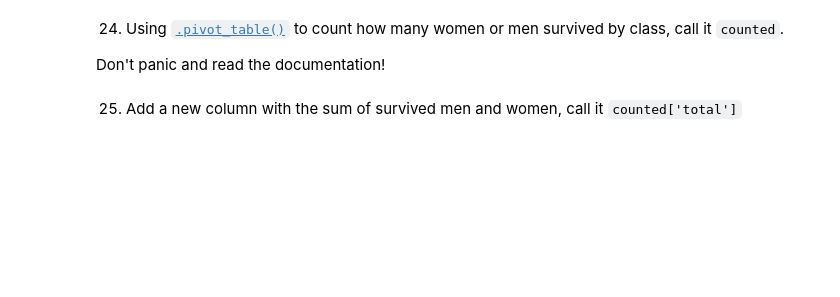
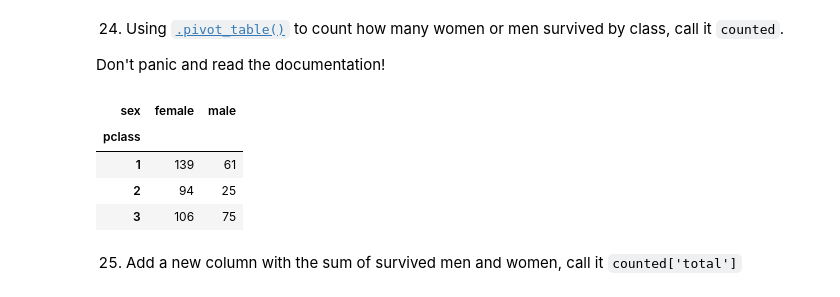
Before and after one commit to Jalex-Yestera/datascience-thebridge, a Jupyter notebook: week5/day5/exercises/pandas/titanic/Titanic-exercise.ipynb, the cells around one changed output. Saved outputs shown, nothing was run; the diff lists cells and outputs as text; code cells hidden in the pictures; blank space fills up the shorter version.

```diff
--- a/week5/day5/exercises/pandas/titanic/Titanic-exercise.ipynb
+++ b/week5/day5/exercises/pandas/titanic/Titanic-exercise.ipynb
@@ -460,2 +484,12 @@ Don't panic and read the documentation!
+# %%
+#your code
+counted = pd.DataFrame.pivot_table(titanic, index ="pclass",columns ="sex", values= "survived",aggfunc= "sum")
+counted
+# %% [output]
+| sex | female | male |
+| pclass |  |  |
+| 1 | 139 | 61 |
+| 2 | 94 | 25 |
+| 3 | 106 | 75 |
 # %% [markdown]
 25. Add a new column with the sum of survived men and women, call it `counted['total']`
```
Also changed, not shown: parts of 14 cells of this notebook.
